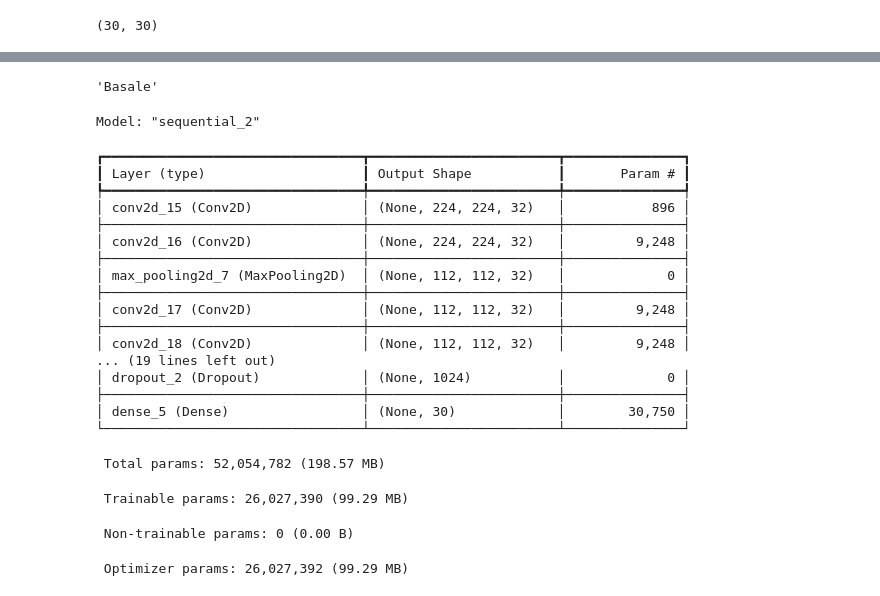
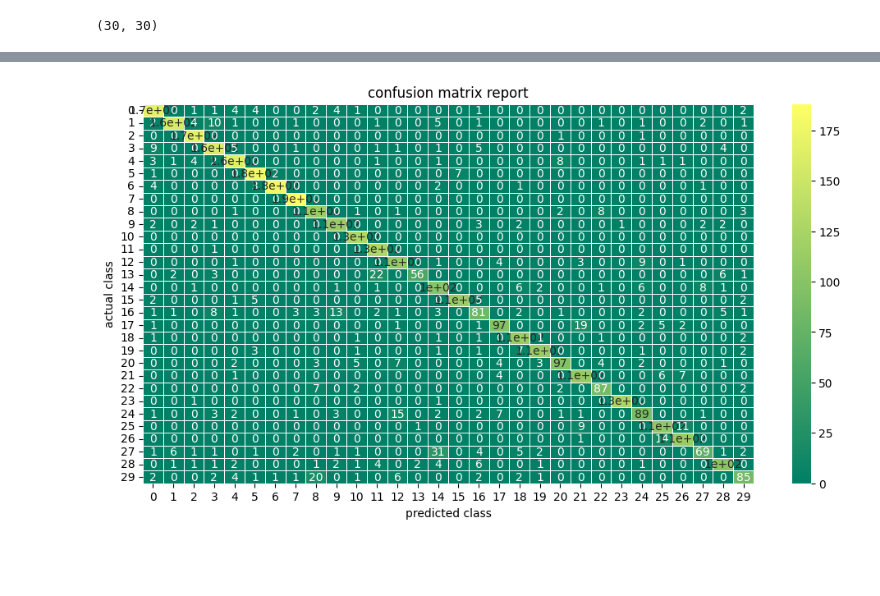
Before and after one commit to SadabAli/Indian_Medical_Leaves_Detection, a Jupyter notebook: new.ipynb, the cells around one changed output, grey strips where cells are left out. Drawn from its saved outputs; the diff is of its cells as text; code cells hidden in the pictures; blank space fills up the shorter version.

```diff
--- a/new.ipynb
+++ b/new.ipynb
@@ -473,6 +417,0 @@ all_class_name = [
-# %%
-# diplaying the result
-model_prediction = all_class_name[result_index]
-model_prediction
-# %% [output]
-'Basale'
@@ -488,25 +418,9 @@ model = tf.keras.models.load_model(r'D:\MedicalPlant\trained_model_2.0.keras')
-# %%
-model.summary()
-# %% [output]
-Model: "sequential_2"
-┏━━━━━━━━━━━━━━━━━━━━━━━━━━━━━━━━━┳━━━━━━━━━━━━━━━━━━━━━━━━┳━━━━━━━━━━━━━━━┓
-┃ Layer (type)                    ┃ Output Shape           ┃       Param # ┃
-┡━━━━━━━━━━━━━━━━━━━━━━━━━━━━━━━━━╇━━━━━━━━━━━━━━━━━━━━━━━━╇━━━━━━━━━━━━━━━┩
-│ conv2d_15 (Conv2D)              │ (None, 224, 224, 32)   │           896 │
-├─────────────────────────────────┼────────────────────────┼───────────────┤
-│ conv2d_16 (Conv2D)              │ (None, 224, 224, 32)   │         9,248 │
-├─────────────────────────────────┼────────────────────────┼───────────────┤
-│ max_pooling2d_7 (MaxPooling2D)  │ (None, 112, 112, 32)   │             0 │
-├─────────────────────────────────┼────────────────────────┼───────────────┤
-│ conv2d_17 (Conv2D)              │ (None, 112, 112, 32)   │         9,248 │
-├─────────────────────────────────┼────────────────────────┼───────────────┤
-│ conv2d_18 (Conv2D)              │ (None, 112, 112, 32)   │         9,248 │
-... (19 lines left out)
-│ dropout_2 (Dropout)             │ (None, 1024)           │             0 │
-├─────────────────────────────────┼────────────────────────┼───────────────┤
-│ dense_5 (Dense)                 │ (None, 30)             │        30,750 │
-└─────────────────────────────────┴────────────────────────┴───────────────┘
- Total params: 52,054,782 (198.57 MB)
- Trainable params: 26,027,390 (99.29 MB)
- Non-trainable params: 0 (0.00 B)
- Optimizer params: 26,027,392 (99.29 MB)
+# %%
+plt.figure(figsize = (12,6))
+sns.heatmap(cm ,annot=True,linewidth=0.5, cmap='summer')
+plt.title("confusion matrix report")
+plt.xlabel('predicted class')
+plt.ylabel('actual class')
+plt.show()
+# %% [output]
+[figure, added]
```
Also changed, not shown: parts of 34 cells of this notebook, 1 other file.
